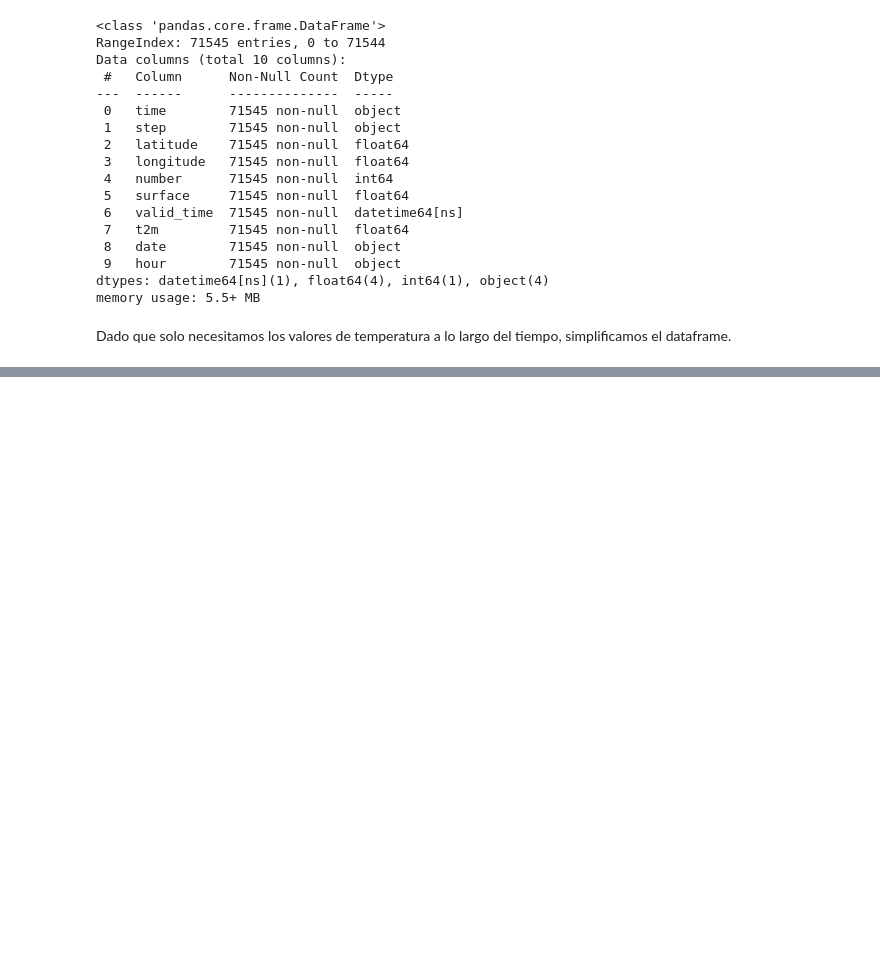
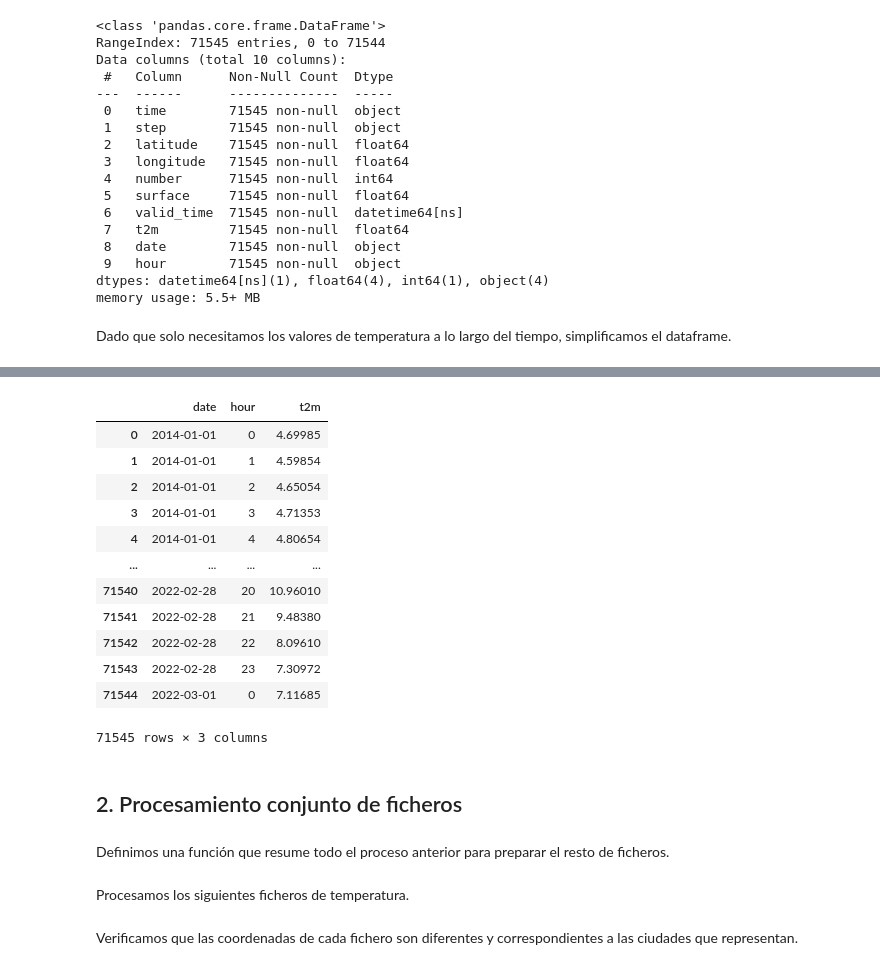
Before and after one commit to BernardoJoseLlamasVerna/tfm_data_science, a Jupyter notebook: version_0/Electric_Demand_Refactor/data/temperature_data/temperature_data_extraction.ipynb, the cells around one changed output, grey strips where cells are left out. Cells and saved outputs as stored; diff of their text form; code cells hidden in the pictures; blank space fills up the shorter version.

```diff
--- a/version_0/Electric_Demand_Refactor/data/temperature_data/temperature_data_extraction.ipynb
+++ b/version_0/Electric_Demand_Refactor/data/temperature_data/temperature_data_extraction.ipynb
@@ -228,0 +254,20 @@ ds_dataframe
+# %%
+ds_dataframe
+# %% [output]
+|  | date | hour | t2m |
+| 0 | 2014-01-01 | 0 | 4.69985 |
+| 1 | 2014-01-01 | 1 | 4.59854 |
+| 2 | 2014-01-01 | 2 | 4.65054 |
+| 3 | 2014-01-01 | 3 | 4.71353 |
+| 4 | 2014-01-01 | 4 | 4.80654 |
+| ... | ... | ... | ... |
+| 71540 | 2022-02-28 | 20 | 10.96010 |
+| 71541 | 2022-02-28 | 21 | 9.48380 |
+| 71542 | 2022-02-28 | 22 | 8.09610 |
+| 71543 | 2022-02-28 | 23 | 7.30972 |
+| 71544 | 2022-03-01 | 0 | 7.11685 |
+71545 rows × 3 columns
+# %% [markdown]
+## 2. Procesamiento conjunto de ficheros
+# %% [markdown]
+Definimos una función que resume todo el proceso anterior para preparar el resto de ficheros.
@@ -228,0 +322,2 @@ ds_dataframe
+# %% [markdown]
+Procesamos los siguientes ficheros de temperatura.
@@ -228,0 +338,2 @@ ds_dataframe
+# %% [markdown]
+Verificamos que las coordenadas de cada fichero son diferentes y correspondientes a las ciudades que representan.
```
Also changed, not shown: parts of 28 cells of this notebook, 24 other files.
